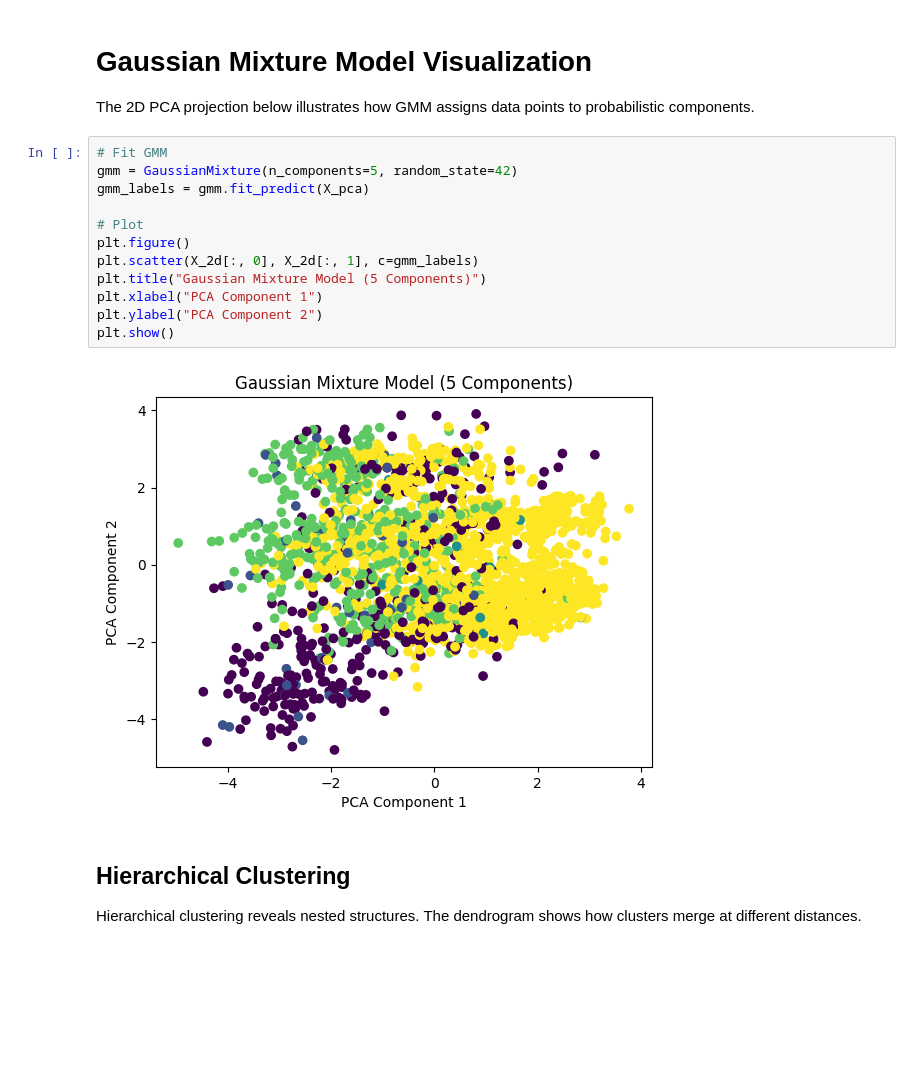
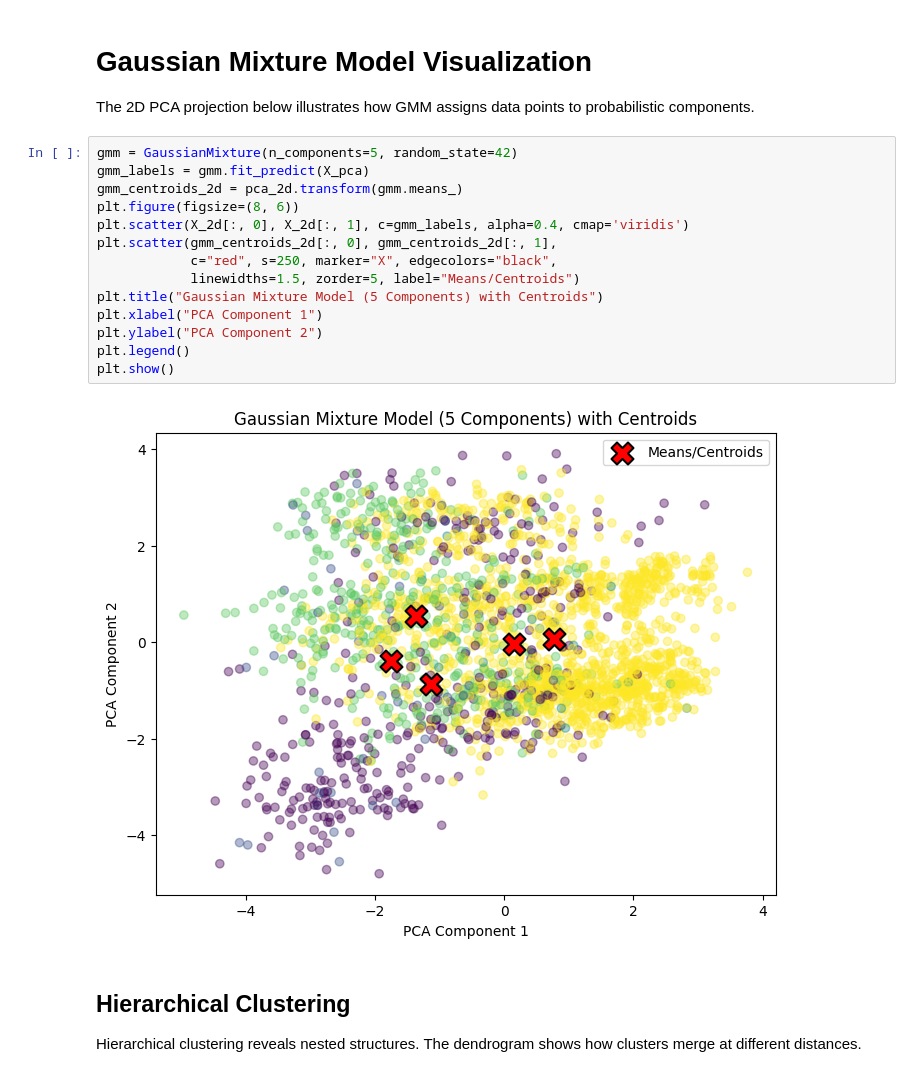
Before and after one commit to PapanagaMaxim/Sigmoid-Homework, a Jupyter notebook: Phase 2/Homework/Clustering.ipynb, the cells around one changed output. Drawn from its saved outputs; the diff is of its cells as text; blank space fills up the shorter version.

```diff
--- a/Phase 2/Homework/Clustering.ipynb
+++ b/Phase 2/Homework/Clustering.ipynb
@@ -181,19 +175,21 @@ gmm_labels = gmm.fit_predict(X_pca)
 The 2D PCA projection below illustrates how GMM assigns data points
 to probabilistic components.
 # %%
-# Fit GMM
 gmm = GaussianMixture(n_components=5, random_state=42)
 gmm_labels = gmm.fit_predict(X_pca)
-
-# Plot
-plt.figure()
-plt.scatter(X_2d[:, 0], X_2d[:, 1], c=gmm_labels)
-plt.title("Gaussian Mixture Model (5 Components)")
+gmm_centroids_2d = pca_2d.transform(gmm.means_)
+plt.figure(figsize=(8, 6))
+plt.scatter(X_2d[:, 0], X_2d[:, 1], c=gmm_labels, alpha=0.4, cmap='viridis')
+plt.scatter(gmm_centroids_2d[:, 0], gmm_centroids_2d[:, 1],
+            c="red", s=250, marker="X", edgecolors="black",
+            linewidths=1.5, zorder=5, label="Means/Centroids")
+plt.title("Gaussian Mixture Model (5 Components) with Centroids")
 plt.xlabel("PCA Component 1")
 plt.ylabel("PCA Component 2")
+plt.legend()
 plt.show()
 # %% [output]
-[figure, old version]
+[figure, new version]
 # %% [markdown]
 ## Hierarchical Clustering
 
```
Also changed, not shown: parts of 3 cells of this notebook, 4 other files.
